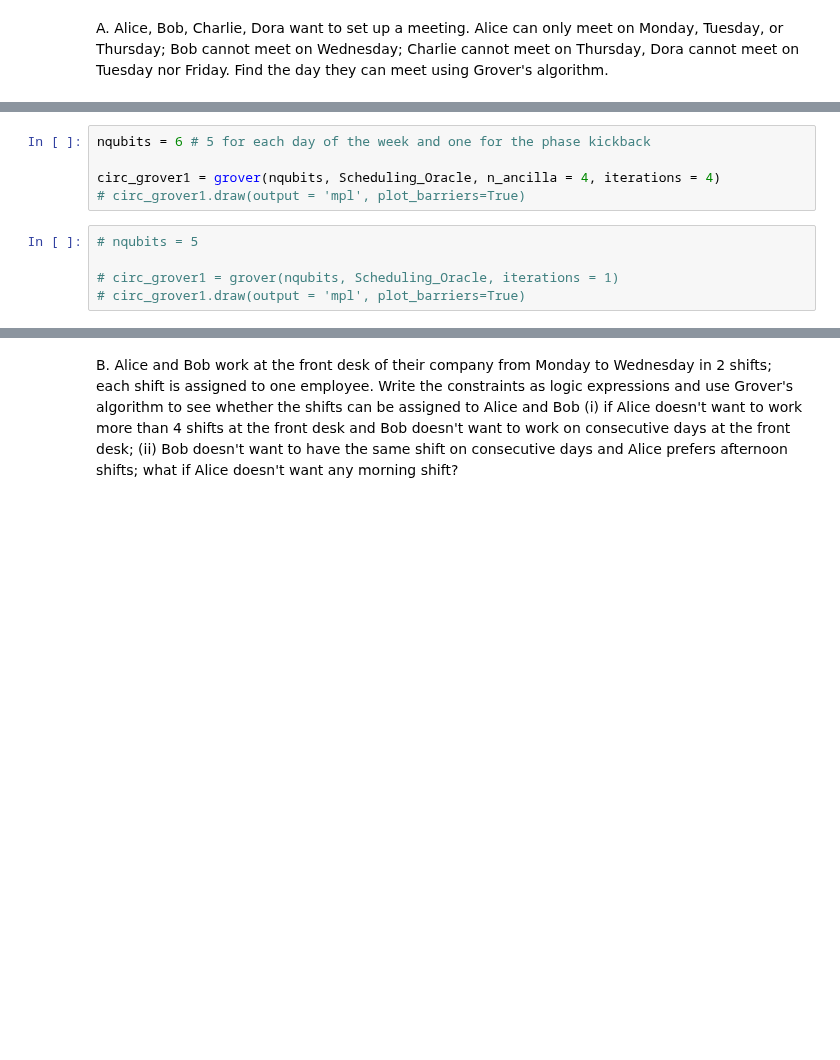
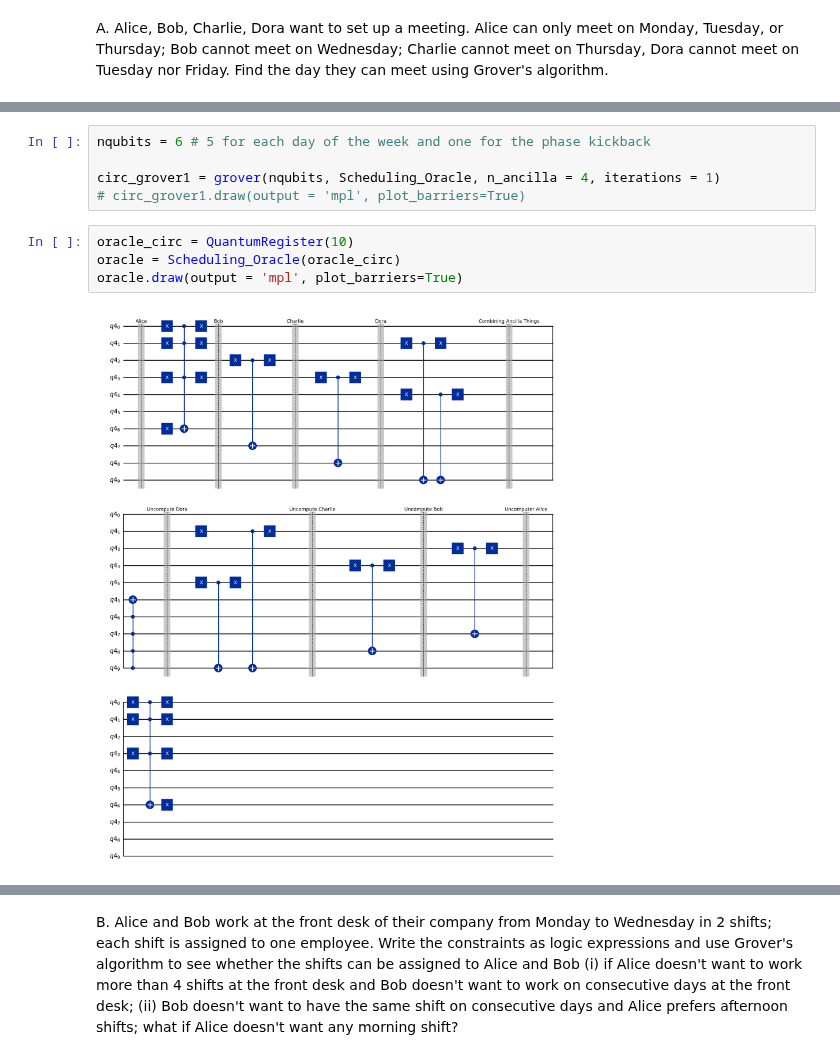
Before and after one commit to elijahkin/amsc698k, a Jupyter notebook: hw4/hw4.ipynb, the cells around one changed output, grey strips where cells are left out. Drawn from its saved outputs; the diff is of its cells as text; blank space fills up the shorter version.

Commit message:
Problem 1A Oracle complete, qubits in opposite order than expected but is working

```diff
--- a/hw4/hw4.ipynb
+++ b/hw4/hw4.ipynb
@@ -107,12 +138,13 @@ def Scheduling_Oracle(q):
 # %%
 nqubits = 6 # 5 for each day of the week and one for the phase kickback
 
-circ_grover1 = grover(nqubits, Scheduling_Oracle, n_ancilla = 4, iterations = 4)
+circ_grover1 = grover(nqubits, Scheduling_Oracle, n_ancilla = 4, iterations = 1)
 # circ_grover1.draw(output = 'mpl', plot_barriers=True)
-# %%
-# nqubits = 5
-
-# circ_grover1 = grover(nqubits, Scheduling_Oracle, iterations = 1)
-# circ_grover1.draw(output = 'mpl', plot_barriers=True)
+# %%
+oracle_circ = QuantumRegister(10)
+oracle = Scheduling_Oracle(oracle_circ)
+oracle.draw(output = 'mpl', plot_barriers=True)
+# %% [output]
+[figure, added]
 # %%
 backend_aer = Aer.get_backend('qasm_simulator')
```
Also changed, not shown: parts of 2 cells of this notebook.
